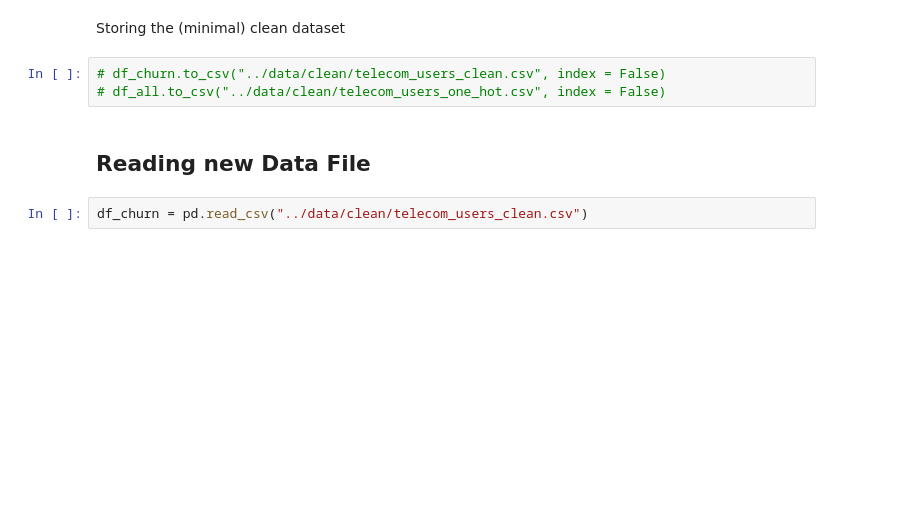
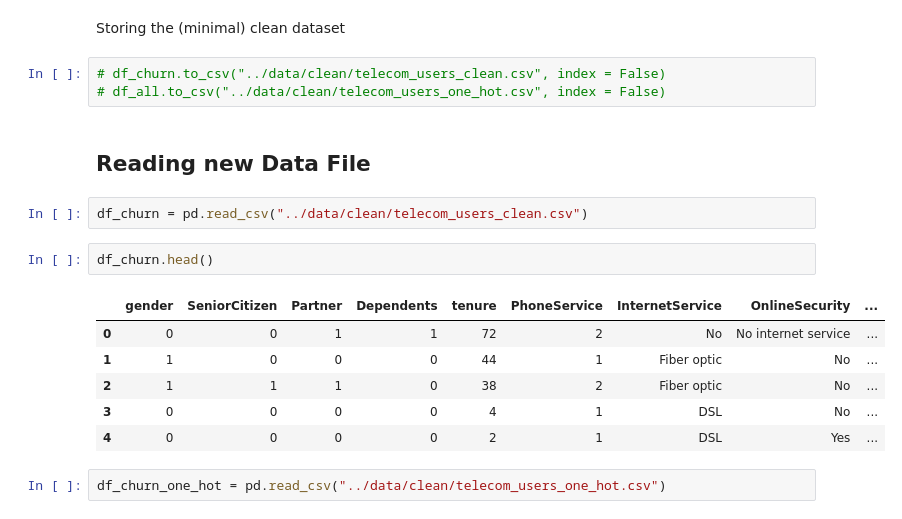
Before and after one commit to gordoaraujo/cl_churn_prediction, a Jupyter notebook: notebooks/Jose_Data_Cleaning_and_Analysis.ipynb, the cells around one changed output. Drawn from its saved outputs; the diff is of its cells as text; blank space fills up the shorter version.

```diff
--- a/notebooks/Jose_Data_Cleaning_and_Analysis.ipynb
+++ b/notebooks/Jose_Data_Cleaning_and_Analysis.ipynb
@@ -210,3 +207,14 @@ Storing the (minimal) clean dataset
 ## Reading new Data File
 # %%
 df_churn = pd.read_csv("../data/clean/telecom_users_clean.csv")
+# %%
+df_churn.head()
+# %% [output]
+|  | gender | SeniorCitizen | Partner | Dependents | tenure | PhoneService | InternetService | OnlineSecurity | ... |
+| 0 | 0 | 0 | 1 | 1 | 72 | 2 | No | No internet service | ... |
+| 1 | 1 | 0 | 0 | 0 | 44 | 1 | Fiber optic | No | ... |
+| 2 | 1 | 1 | 1 | 0 | 38 | 2 | Fiber optic | No | ... |
+| 3 | 0 | 0 | 0 | 0 | 4 | 1 | DSL | No | ... |
+| 4 | 0 | 0 | 0 | 0 | 2 | 1 | DSL | Yes | ... |
+# %%
+df_churn_one_hot = pd.read_csv("../data/clean/telecom_users_one_hot.csv")
```
Also changed, not shown: parts of 7 cells of this notebook.
